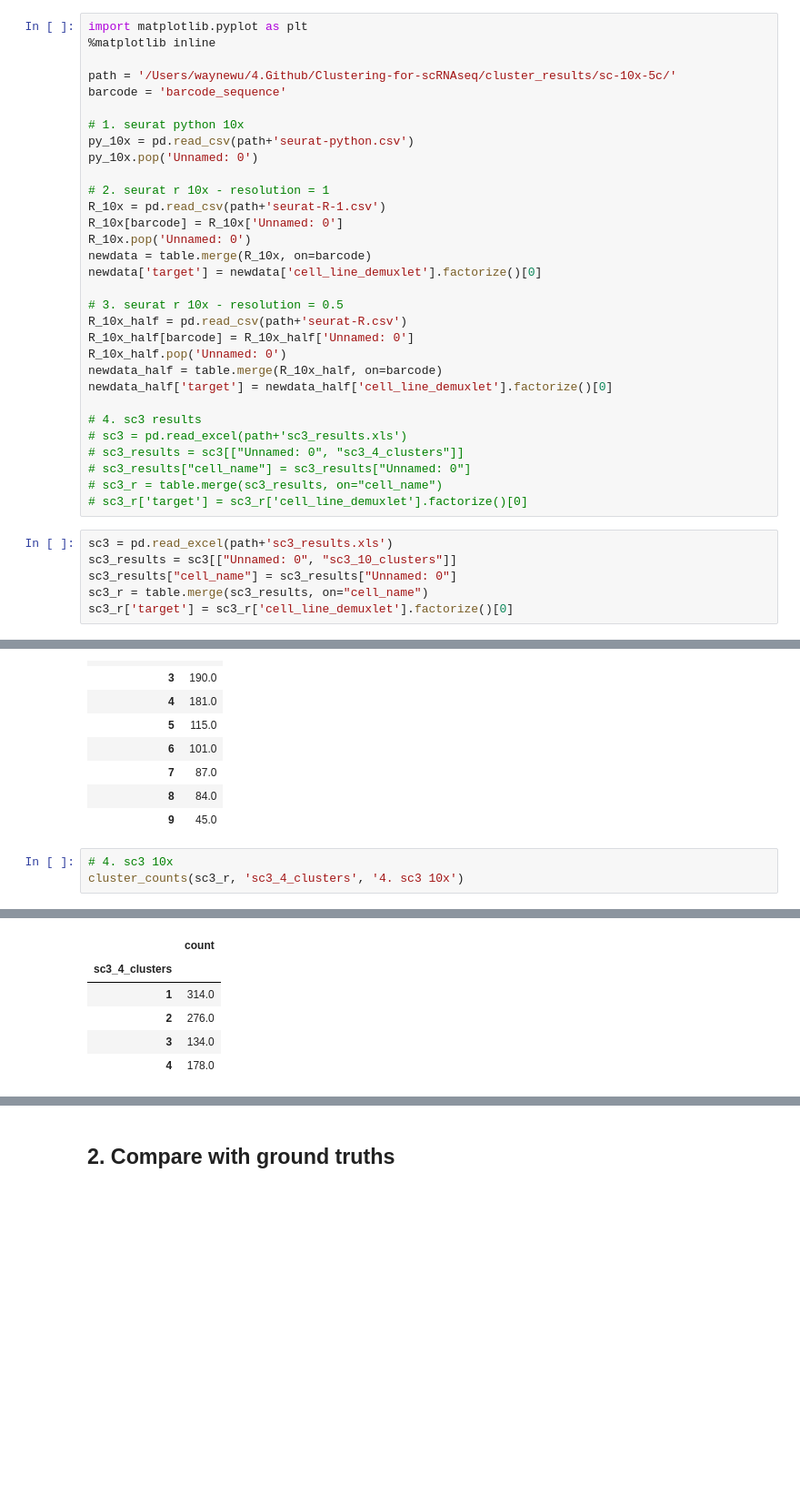
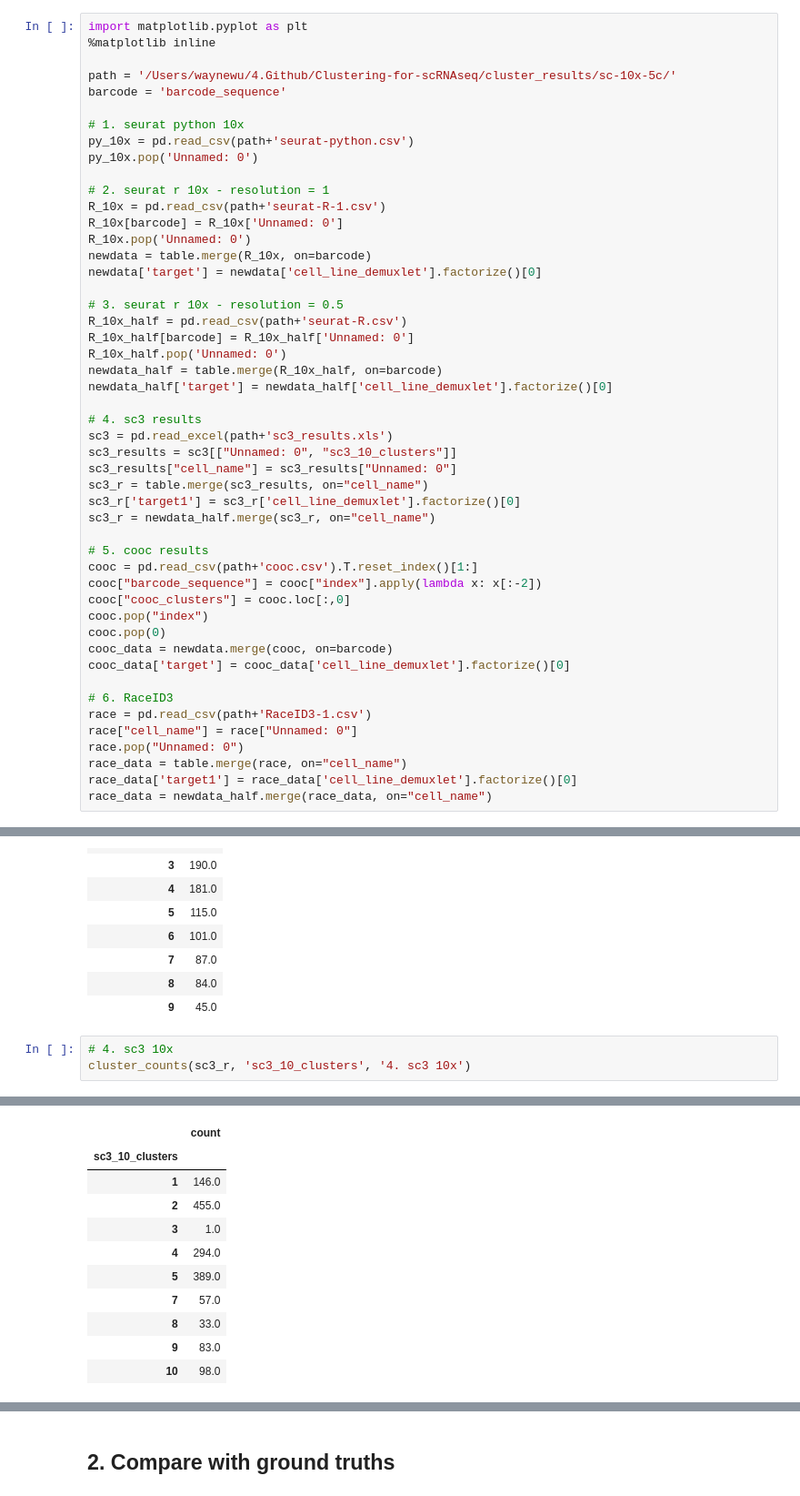
Before and after one commit to 2kjiejie/Clustering-for-scRNAseq, a Jupyter notebook: methods/Comparison-sc10x-5c.ipynb, the cells around one changed output, grey strips where cells are left out. Shown: that part at 91% size. Cells and saved outputs as stored; diff of their text form; blank space fills up the shorter version.

```diff
--- a/methods/Comparison-sc10x-5c.ipynb
+++ b/methods/Comparison-sc10x-5c.ipynb
@@ -87,14 +87,26 @@ newdata_half = table.merge(R_10x_half, on=barcode)
 newdata_half['target'] = newdata_half['cell_line_demuxlet'].factorize()[0]
 
 # 4. sc3 results
-# sc3 = pd.read_excel(path+'sc3_results.xls')
-# sc3_results = sc3[["Unnamed: 0", "sc3_4_clusters"]]
-# sc3_results["cell_name"] = sc3_results["Unnamed: 0"]
-# sc3_r = table.merge(sc3_results, on="cell_name")
-# sc3_r['target'] = sc3_r['cell_line_demuxlet'].factorize()[0]
+sc3 = pd.read_excel(path+'sc3_results.xls')
+sc3_results = sc3[["Unnamed: 0", "sc3_10_clusters"]]
+sc3_results["cell_name"] = sc3_results["Unnamed: 0"]
+sc3_r = table.merge(sc3_results, on="cell_name")
+sc3_r['target1'] = sc3_r['cell_line_demuxlet'].factorize()[0]
+sc3_r = newdata_half.merge(sc3_r, on="cell_name")
+
+# 5. cooc results
+cooc = pd.read_csv(path+'cooc.csv').T.reset_index()[1:]
+cooc["barcode_sequence"] = cooc["index"].apply(lambda x: x[:-2])
+cooc["cooc_clusters"] = cooc.loc[:,0]
+cooc.pop("index")
+cooc.pop(0)
+cooc_data = newdata.merge(cooc, on=barcode)
+cooc_data['target'] = cooc_data['cell_line_demuxlet'].factorize()[0]
+
+# 6. RaceID3
+race = pd.read_csv(path+'RaceID3-1.csv')
+race["cell_name"] = race["Unnamed: 0"]
+race.pop("Unnamed: 0")
+race_data = table.merge(race, on="cell_name")
+race_data['target1'] = race_data['cell_line_demuxlet'].factorize()[0]
+race_data = newdata_half.merge(race_data, on="cell_name")
-# %%
-sc3 = pd.read_excel(path+'sc3_results.xls')
-sc3_results = sc3[["Unnamed: 0", "sc3_10_clusters"]]
-sc3_results["cell_name"] = sc3_results["Unnamed: 0"]
-sc3_r = table.merge(sc3_results, on="cell_name")
-sc3_r['target'] = sc3_r['cell_line_demuxlet'].factorize()[0]
@@ -181,12 +172,17 @@ Cluster counts for 3. seurat r 10x - 5 cells - resolution = 0.5
 | 9 | 45.0 |
 # %%
 # 4. sc3 10x
-cluster_counts(sc3_r, 'sc3_4_clusters', '4. sc3 10x')
+cluster_counts(sc3_r, 'sc3_10_clusters', '4. sc3 10x')
 # %% [output]
 Cluster counts for 4. sc3 10x
 |  | count |
-| sc3_4_clusters |  |
-| 1 | 314.0 |
-| 2 | 276.0 |
-| 3 | 134.0 |
-| 4 | 178.0 |
+| sc3_10_clusters |  |
+| 1 | 146.0 |
+| 2 | 455.0 |
+| 3 | 1.0 |
+| 4 | 294.0 |
+| 5 | 389.0 |
+| 7 | 57.0 |
+| 8 | 33.0 |
+| 9 | 83.0 |
+| 10 | 98.0 |
```
Also changed, not shown: parts of 19 cells of this notebook, 2 other files.
